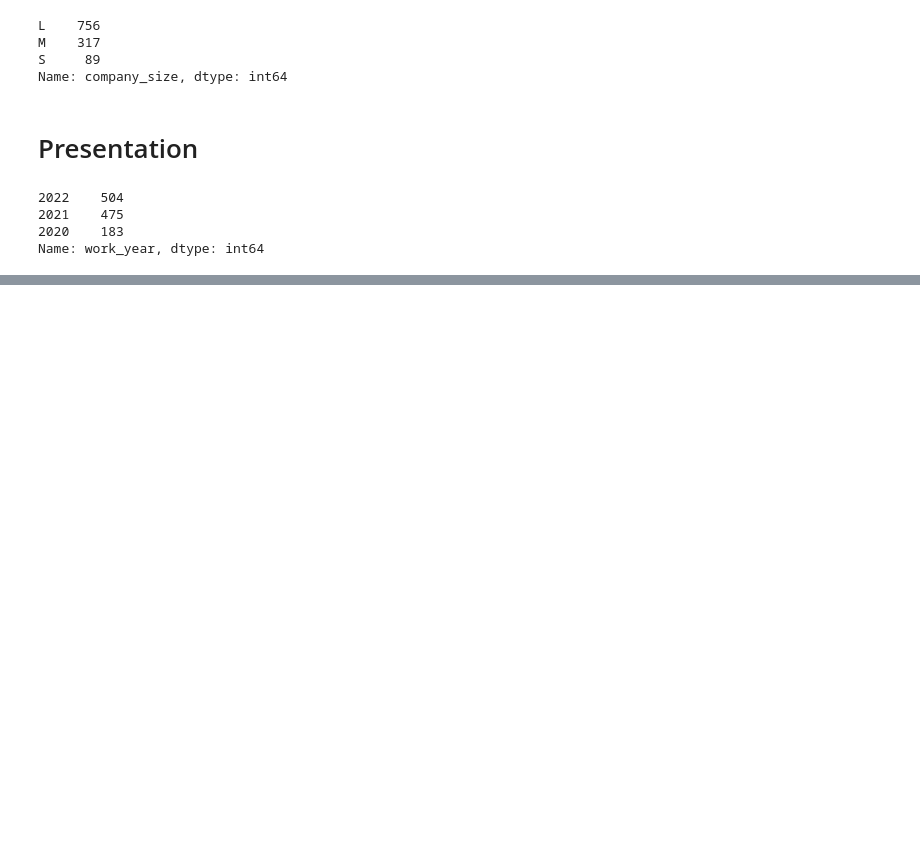
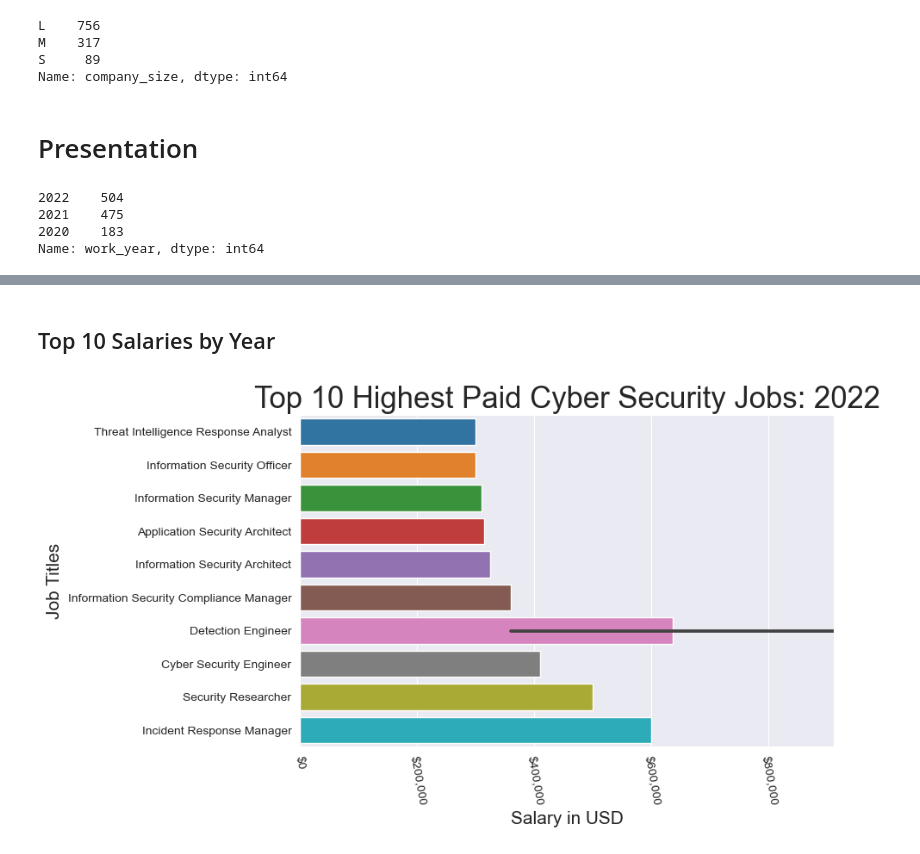
Before and after one commit to SantosAbimaelRomero/Cyber-Security-Salaries, a Jupyter notebook: Cyber Security Salary Presentation.ipynb, the cells around one changed output, grey strips where cells are left out. Drawn from its saved outputs; the diff is of its cells as text; code cells hidden in the pictures; blank space fills up the shorter version.

```diff
--- a/Cyber Security Salary Presentation.ipynb
+++ b/Cyber Security Salary Presentation.ipynb
@@ -304,13 +272,0 @@ df_2022.tail(10)
-# %%
-price_fmt = mpl.ticker.StrMethodFormatter('${x:,.0f}')
-
-fig, ax = plt.subplots(figsize= (10,7))
-sns.style()
-
-sns.barplot(data=df_2022.tail(11), y='job_title', x='salary_in_usd')
-plt.xticks(rotation=-80)
-plt.ylabel('Job Titles', fontsize=15)
-plt.xlim(left=0, right=1000000)
-plt.xlabel('Salary in USD', fontsize=15)
-ax.xaxis.set_major_formatter(price_fmt)
-plt.title('Top 10 Highest Paid Cyber Security Jobs', fontsize=25);
@@ -318,0 +292,20 @@ plt.title('Top 10 Highest Paid Cyber Security Jobs', fontsize=25);
+# %% [markdown]
+## Top 10 Salaries by Year
+# %%
+def top_10(data, year):
+    price_fmt = mpl.ticker.StrMethodFormatter('${x:,.0f}')
+
+    fig, ax = plt.subplots(figsize= (8,5))
+    sns.set_style("darkgrid")
+
+    sns.barplot(data=data.tail(11), y='job_title', x='salary_in_usd')
+    plt.xticks(rotation=-80)
+    plt.ylabel('Job Titles', fontsize=15)
+    plt.xlim(left=0, right=data['salary_in_usd'].max())
+    plt.xlabel('Salary in USD', fontsize=15)
+    ax.xaxis.set_major_formatter(price_fmt)
+    plt.title(f'Top 10 Highest Paid Cyber Security Jobs: {year}', fontsize=25);
+# %%
+top_10(df_2022, '2022')
+# %% [output]
+[figure, added]
```
Also changed, not shown: parts of 10 cells of this notebook.
